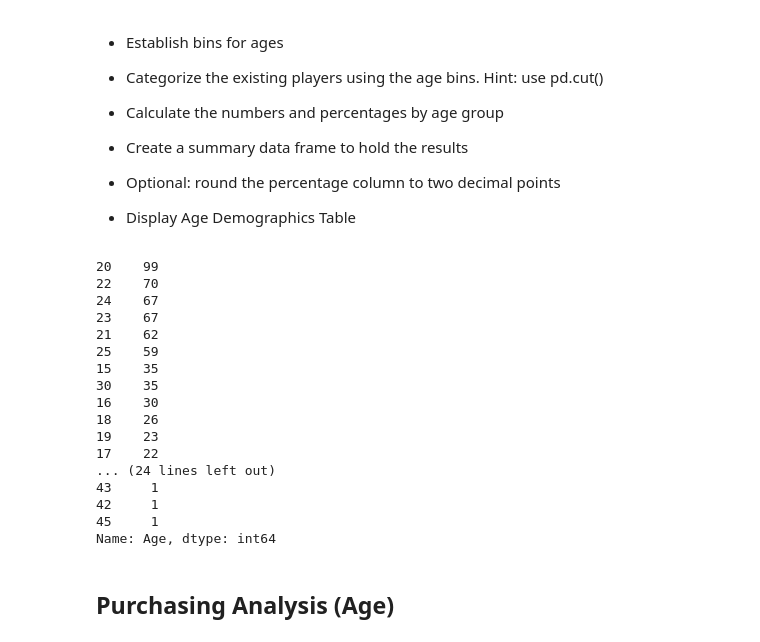
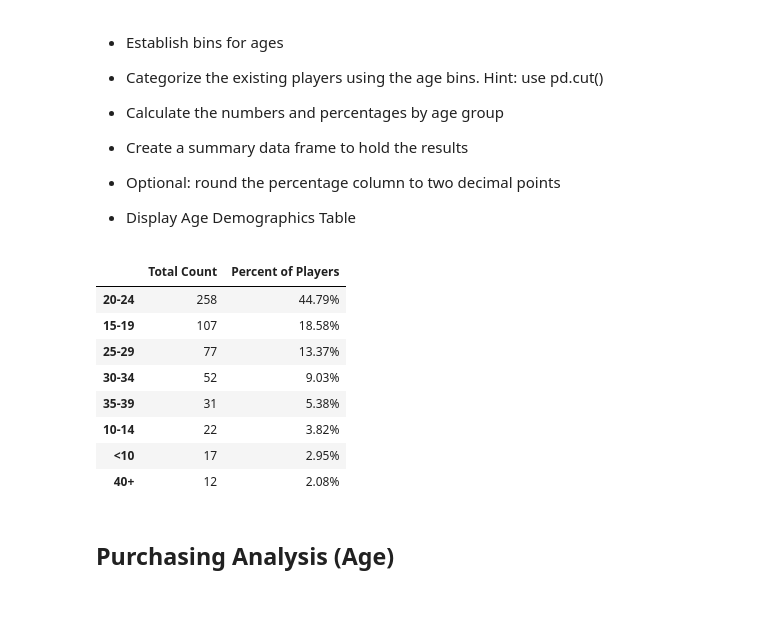
Before and after one commit to ZKeller22/UCI-Homework-Keller, a Jupyter notebook: pandas-challenge/HeroesOfPymoli/HeroesOfPymoli_starter.ipynb, the cells around one changed output. Cells and saved outputs as stored; diff of their text form; code cells hidden in the pictures; blank space fills up the shorter version.

```diff
--- a/pandas-challenge/HeroesOfPymoli/HeroesOfPymoli_starter.ipynb
+++ b/pandas-challenge/HeroesOfPymoli/HeroesOfPymoli_starter.ipynb
@@ -151,50 +154,39 @@ gender_purchase
 
 
 * Display Age Demographics Table
-# %%
-
-# Create bins for different ranges of age groups
-bins = [0, 10, 15, 20, 25, 30, 35, 40, 100]
-group_names = ['<10', '10-14', '15-19', '20-24', '25-29', '30-34', '35-39', '40+']
-
-# Place total number of people per age group in their respective bins
-demo_data = purchase_data[["Age","SN"]]
-d= demo_data["Age"].value_counts()
-d
-#demo_data= demo_data["SN"].drop_duplicates
-
-#purchase_data['Total Count'] = pd.cut(purchase_data['Age'],
-                                     #bins, labels=group_names)
-#age_groups = purchase_data.groupby('Total Count')
-#age_groups_df = age_groups.count()
-
-# Only show total number of people per 'Age' column in table
-#organized_age_df = age_groups_df[['Age']]
-
-
-#Calculate percent of players per age group
-#percent_age_group = (organized_age_df / player_count) * 100
-#age_demographic_df = pd.DataFrame({"Age Range": group_names,
-                                  #"Total Count": purchase_data["Age"].sum()})
-#age_demographic_df
-# %% [output]
-20    99
-22    70
-24    67
-23    67
-21    62
-25    59
-15    35
-30    35
-16    30
-18    26
-19    23
-17    22
-... (24 lines left out)
-43     1
-42     1
-45     1
-Name: Age, dtype: int64
+# %%
+
+# Create bins for different ranges of age groups
+age_bins = [0, 9.90, 14.90, 19.90, 24.90, 29.90, 34.90, 39.90, 99999]
+age_titles = ["<10", "10-14", "15-19", "20-24", "25-29", "30-34", "35-39", "40+"]
+
+# Place total number of people per age group in their respective bins
+
+purchase_data["Age Group"] = pd.cut(purchase_data["Age"], age_bins, labels=age_titles)
+purchase_data.head()
+
+
+age_group= purchase_data[["SN", "Age", "Age Group"]]
+age_group =age_group.drop_duplicates()
+age_count = age_group["Age Group"].value_counts()
+age_sum = age_count.sum()
+age_percent = (age_count/age_sum).map("{:.2%}".format)
+
+
+age_demo = pd.DataFrame({"Total Count": age_count,
+                      "Percent of Players":age_percent})
+age_demo.sort_values(by=["Percent of Players"], ascending=True)
+age_demo
+# %% [output]
+|  | Total Count | Percent of Players |
+| 20-24 | 258 | 44.79% |
+| 15-19 | 107 | 18.58% |
+| 25-29 | 77 | 13.37% |
+| 30-34 | 52 | 9.03% |
+| 35-39 | 31 | 5.38% |
+| 10-14 | 22 | 3.82% |
+| <10 | 17 | 2.95% |
+| 40+ | 12 | 2.08% |
 # %% [markdown]
 ## Purchasing Analysis (Age)
 # %% [markdown]
```
Also changed, not shown: parts of 10 cells of this notebook.
